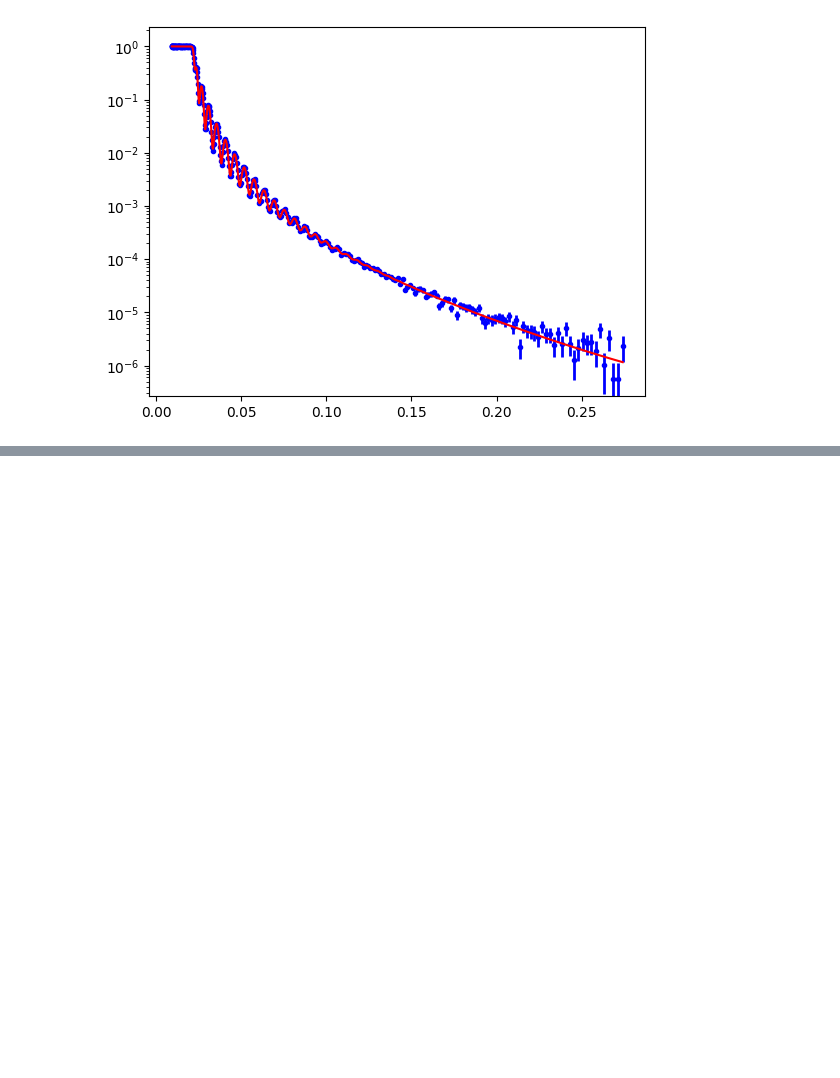
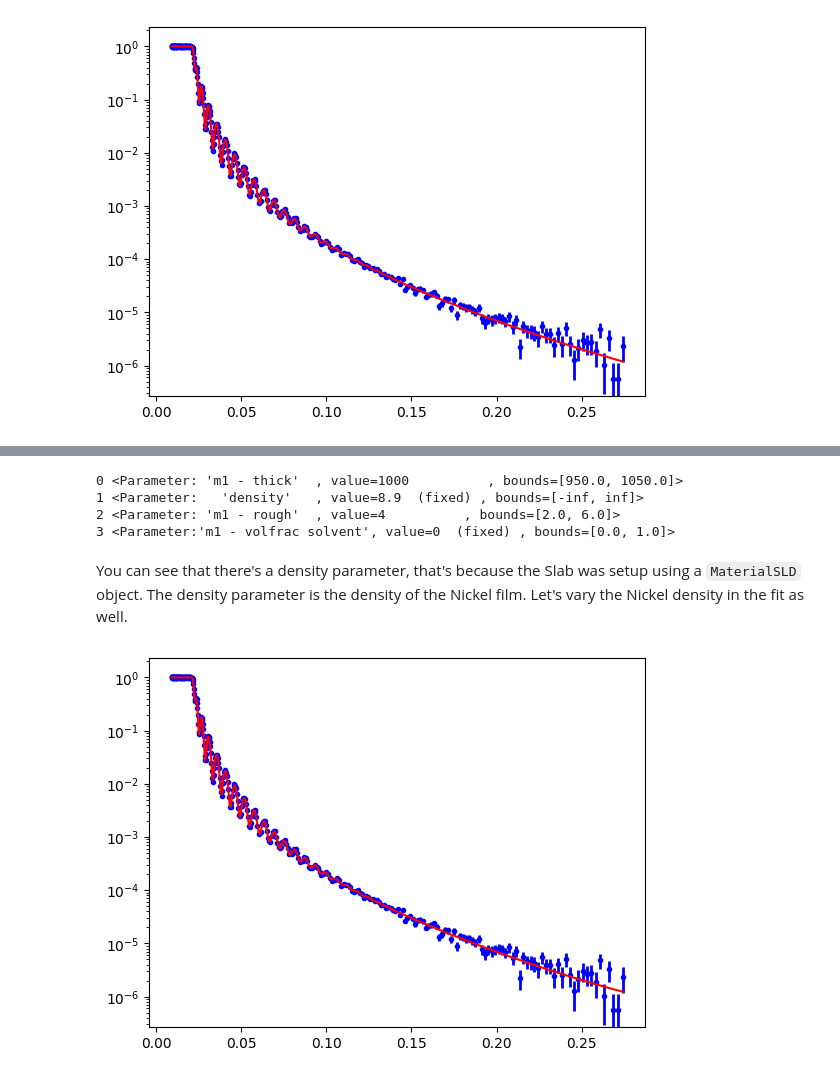
Before and after one commit to refnx/refnx, a Jupyter notebook: doc/orso.ipynb, the cells around one changed output, grey strips where cells are left out. Saved outputs shown, nothing was run; the diff lists cells and outputs as text; code cells hidden in the pictures; blank space fills up the shorter version.

```diff
--- a/doc/orso.ipynb
+++ b/doc/orso.ipynb
@@ -55,5 +30,7 @@ fitter.fit(method='differential_evolution');
 # %%
-obj.plot();
+s, model, objective = data.setup_analysis()
+
+objective.plot()
 plt.yscale('log')
 # %% [output]
 [figure]
@@ -125,0 +90,10 @@ Parameters:       ''
+# %%
+for i, p in enumerate(s[1].parameters.flattened()):
+    print(i, p)
+# %% [output]
+0 <Parameter: 'm1 - thick'  , value=1000          , bounds=[950.0, 1050.0]>
+1 <Parameter:   'density'   , value=8.9  (fixed) , bounds=[-inf, inf]>
+2 <Parameter: 'm1 - rough'  , value=4          , bounds=[2.0, 6.0]>
+3 <Parameter:'m1 - volfrac solvent', value=0  (fixed) , bounds=[0.0, 1.0]>
+# %% [markdown]
+You can see that there's a density parameter, that's because the Slab was setup using a `MaterialSLD` object. The density parameter is the density of the Nickel film. Let's vary the Nickel density in the fit as well.
@@ -125,0 +105,7 @@ Parameters:       ''
+# %%
+fitter = CurveFitter(objective)
+fitter.fit('differential_evolution')
+objective.plot()
+plt.yscale('log')
+# %% [output]
+[figure, added]
```
Also changed, not shown: parts of 22 cells of this notebook, 1 other file.
